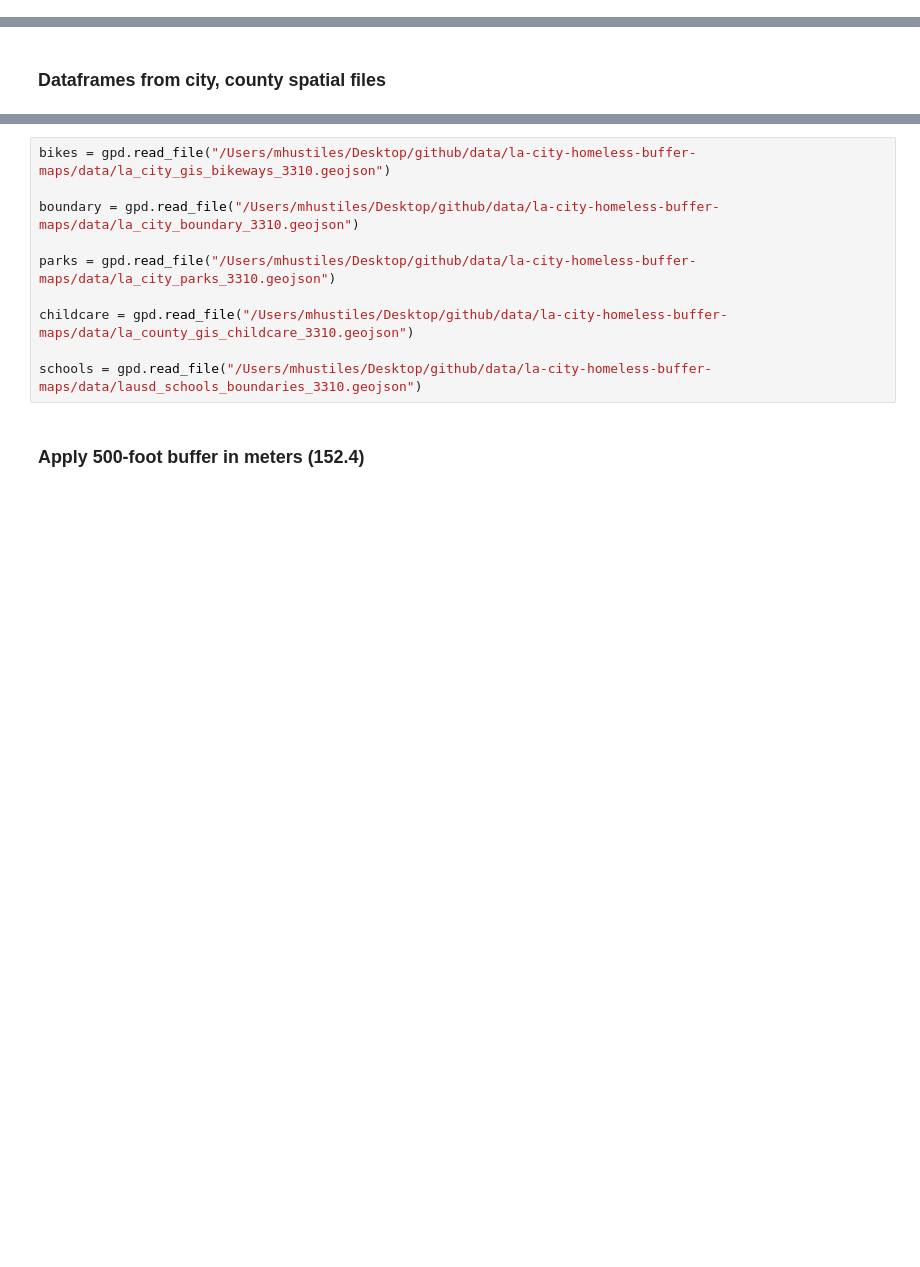
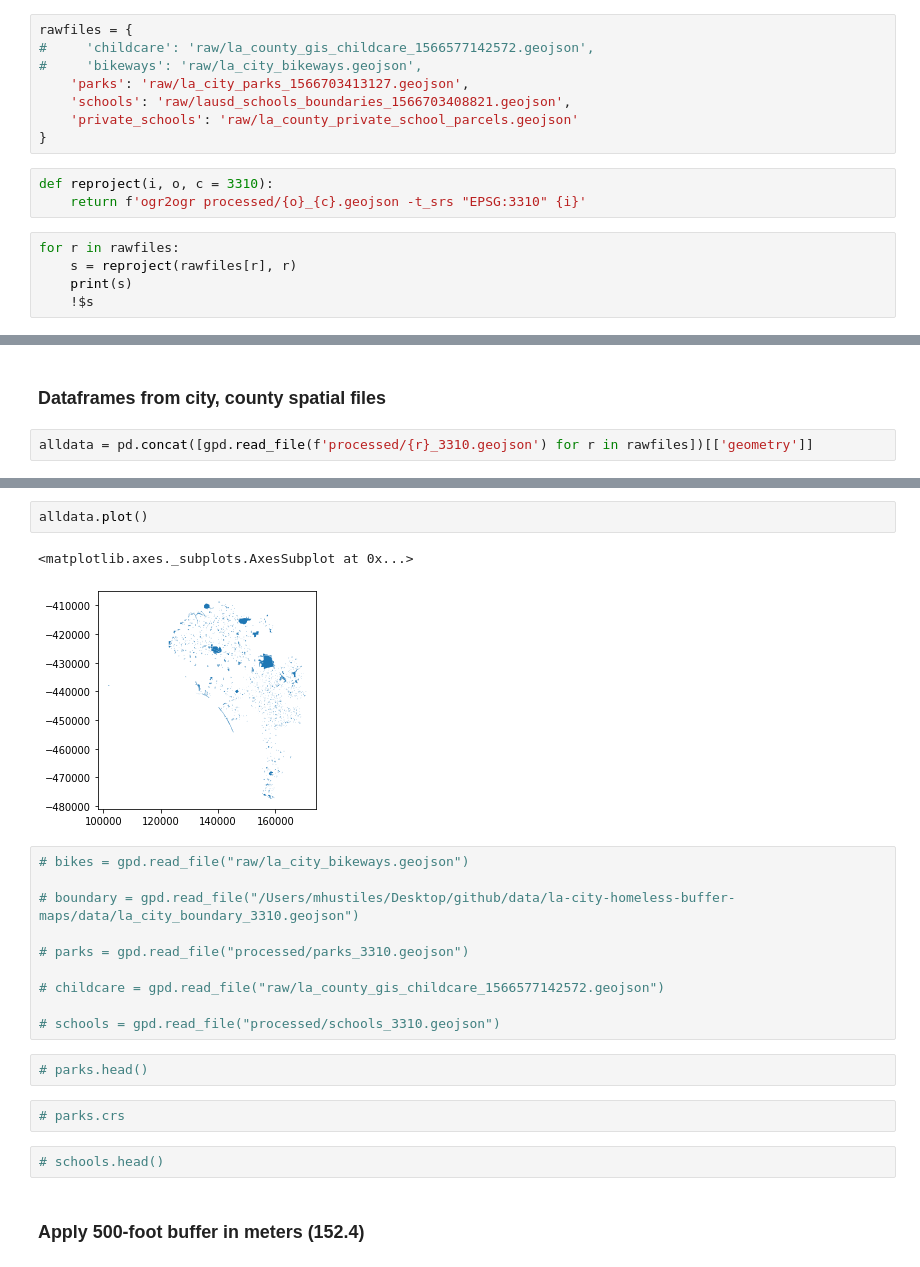
Before and after one commit to stiles/data, a Jupyter notebook: la-city-homeless-buffer-maps/la-homeless-buffers.ipynb, the cells around one changed output, grey strips where cells are left out. Saved outputs shown, nothing was run; the diff lists cells and outputs as text; blank space fills up the shorter version.

```diff
--- a/la-city-homeless-buffer-maps/la-homeless-buffers.ipynb
+++ b/la-city-homeless-buffer-maps/la-homeless-buffers.ipynb
@@ -28,0 +7,16 @@ database_con = pg.connect("dbname=mhustiles user=postgres")
+# %%
+rawfiles = {
+#     'childcare': 'raw/la_county_gis_childcare_1566577142572.geojson',
+#     'bikeways': 'raw/la_city_bikeways.geojson',
+    'parks': 'raw/la_city_parks_1566703413127.geojson',
+    'schools': 'raw/lausd_schools_boundaries_1566703408821.geojson',
+    'private_schools': 'raw/la_county_private_school_parcels.geojson'
+}
+# %%
+def reproject(i, o, c = 3310):
+    return f'ogr2ogr processed/{o}_{c}.geojson -t_srs "EPSG:3310" {i}'
+# %%
+for r in rawfiles:
+    s = reproject(rawfiles[r], r)
+    print(s)
+    !$s
@@ -29,2 +27,4 @@ database_con = pg.connect("dbname=mhustiles user=postgres")
 # %% [markdown]
 ### Dataframes from city, county spatial files
+# %%
+alldata = pd.concat([gpd.read_file(f'processed/{r}_3310.geojson') for r in rawfiles])[['geometry']]
@@ -31,12 +52,23 @@ database_con = pg.connect("dbname=mhustiles user=postgres")
+# %%
+alldata.plot()
+# %% [output]
+<matplotlib.axes._subplots.AxesSubplot at 0x...>
+[figure, added]
 # %%
-bikes = gpd.read_file("/Users/mhustiles/Desktop/github/data/la-city-homeless-buffer-maps/data/la_city_gis_bikeways_3310.geojson")
+# bikes = gpd.read_file("raw/la_city_bikeways.geojson")
 
-boundary = gpd.read_file("/Users/mhustiles/Desktop/github/data/la-city-homeless-buffer-maps/data/la_city_boundary_3310.geojson")
+# boundary = gpd.read_file("/Users/mhustiles/Desktop/github/data/la-city-homeless-buffer-maps/data/la_city_boundary_3310.geojson")
 
-parks = gpd.read_file("/Users/mhustiles/Desktop/github/data/la-city-homeless-buffer-maps/data/la_city_parks_3310.geojson")
+# parks = gpd.read_file("processed/parks_3310.geojson")
 
-childcare = gpd.read_file("/Users/mhustiles/Desktop/github/data/la-city-homeless-buffer-maps/data/la_county_gis_childcare_3310.geojson")
+# childcare = gpd.read_file("raw/la_county_gis_childcare_1566577142572.geojson")
 
-schools = gpd.read_file("/Users/mhustiles/Desktop/github/data/la-city-homeless-buffer-maps/data/lausd_schools_boundaries_3310.geojson")
+# schools = gpd.read_file("processed/schools_3310.geojson")
+# %%
+# parks.head()
+# %%
+# parks.crs
+# %%
+# schools.head()
 # %% [markdown]
 ### Apply 500-foot buffer in meters (152.4)
```
Also changed, not shown: parts of 51 cells of this notebook, 34 other files.
